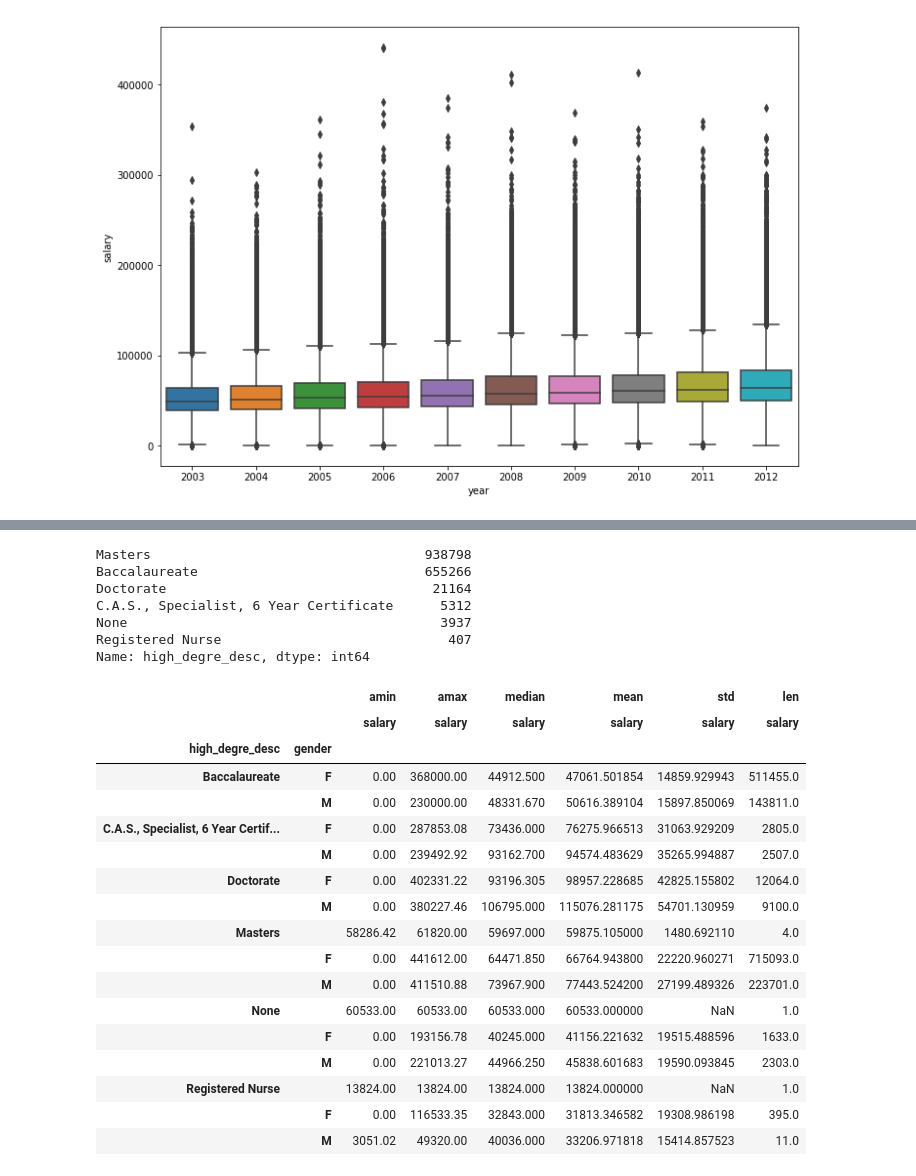
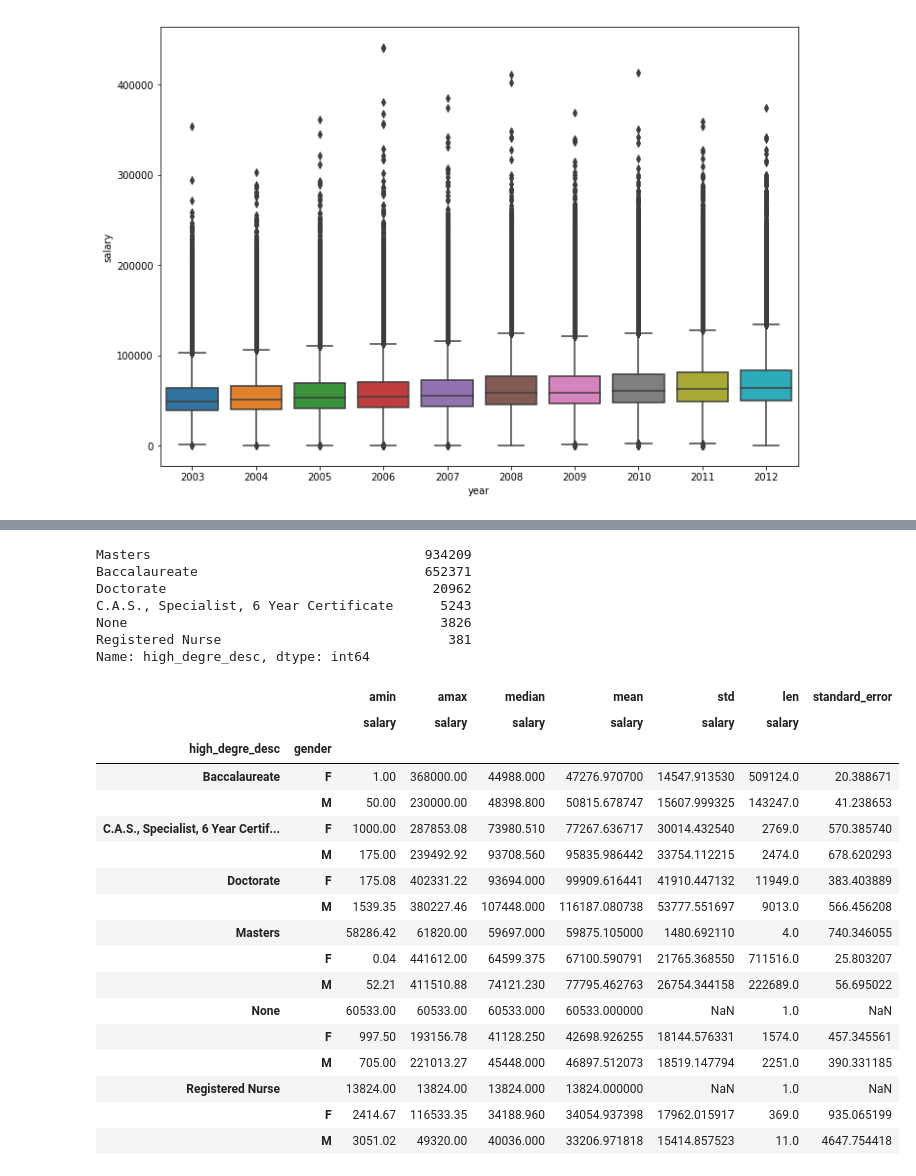
Before and after one commit to obxkid413/DSC-672_Project, a Jupyter notebook: DSC_672_Notebook_Jon.ipynb, the cells around one changed output, grey strips where cells are left out. Saved outputs shown, nothing was run; the diff lists cells and outputs as text; code cells hidden in the pictures.

```diff
--- a/DSC_672_Notebook_Jon.ipynb
+++ b/DSC_672_Notebook_Jon.ipynb
@@ -95,3 +95,7 @@ min      0.000000e+00
 75%      7.417092e+04
 max      4.416120e+05
 Name: salary, dtype: float64
+# %%
+#Remove cases where salary is listed as $0.
+master_df=master_df[master_df['salary']>0]
+master_df['salary'].describe()
@@ -168,3 +167,17 @@ sns.boxplot(x="year", y="salary", data=master_df)
 # %% [output]
 <matplotlib.axes._subplots.AxesSubplot at 0x...>
 [figure]
+# %%
+#Install the CPI package to get current dollar values of salaries for comparisons over time.
+#!pip install cpi
+#import cpi
+
+#cpi.update()
+
+#cpi.inflate(100, 1950)
+
+master_df.year=master_df.year.astype(int)
+
+master_df['salary_adjusted'] = master_df.apply(lambda x: cpi.inflate(x.salary, x.year, to=2018), axis=1)
+
+master_df.head()
@@ -315,36 +390,37 @@ sns.heatmap(corr, mask=mask, cmap=cmap, vmax=.9, center=0,
 # %%
 master_df.high_degre_desc.value_counts()
 # %% [output]
-Masters                                   938798
-Baccalaureate                             655266
-Doctorate                                  21164
-C.A.S., Specialist, 6 Year Certificate      5312
-None                                        3937
-Registered Nurse                             407
+Masters                                   934209
+Baccalaureate                             652371
+Doctorate                                  20962
+C.A.S., Specialist, 6 Year Certificate      5243
+None                                        3826
+Registered Nurse                             381
 Name: high_degre_desc, dtype: int64
 # %%
 #Show one last table.  Interested in gender, education, and salary.
 gender_ed=pd.pivot_table(data=master_df, index=['high_degre_desc', 'gender'], values='salary', aggfunc=[np.min, np.max, np.median, np.mean, np.std, len])
+gender_ed['standard_error']=gender_ed['std']/np.sqrt(gender_ed['len'])
 gender_ed
 # %% [output]
-|  |  | amin | amax | median | mean | std | len |
-|  |  | salary | salary | salary | salary | salary | salary |
-| high_degre_desc | gender |  |  |  |  |  |  |
-| Baccalaureate | F | 0.00 | 368000.00 | 44912.500 | 47061.501854 | 14859.929943 | 511455.0 |
-|  | M | 0.00 | 230000.00 | 48331.670 | 50616.389104 | 15897.850069 | 143811.0 |
-| C.A.S., Specialist, 6 Year Certif... | F | 0.00 | 287853.08 | 73436.000 | 76275.966513 | 31063.929209 | 2805.0 |
-|  | M | 0.00 | 239492.92 | 93162.700 | 94574.483629 | 35265.994887 | 2507.0 |
-| Doctorate | F | 0.00 | 402331.22 | 93196.305 | 98957.228685 | 42825.155802 | 12064.0 |
-|  | M | 0.00 | 380227.46 | 106795.000 | 115076.281175 | 54701.130959 | 9100.0 |
-| Masters |  | 58286.42 | 61820.00 | 59697.000 | 59875.105000 | 1480.692110 | 4.0 |
-|  | F | 0.00 | 441612.00 | 64471.850 | 66764.943800 | 22220.960271 | 715093.0 |
-|  | M | 0.00 | 411510.88 | 73967.900 | 77443.524200 | 27199.489326 | 223701.0 |
-| None |  | 60533.00 | 60533.00 | 60533.000 | 60533.000000 | NaN | 1.0 |
-|  | F | 0.00 | 193156.78 | 40245.000 | 41156.221632 | 19515.488596 | 1633.0 |
-|  | M | 0.00 | 221013.27 | 44966.250 | 45838.601683 | 19590.093845 | 2303.0 |
-| Registered Nurse |  | 13824.00 | 13824.00 | 13824.000 | 13824.000000 | NaN | 1.0 |
-|  | F | 0.00 | 116533.35 | 32843.000 | 31813.346582 | 19308.986198 | 395.0 |
-|  | M | 3051.02 | 49320.00 | 40036.000 | 33206.971818 | 15414.857523 | 11.0 |
+|  |  | amin | amax | median | mean | std | len | standard_error |
+|  |  | salary | salary | salary | salary | salary | salary |  |
+| high_degre_desc | gender |  |  |  |  |  |  |  |
+| Baccalaureate | F | 1.00 | 368000.00 | 44988.000 | 47276.970700 | 14547.913530 | 509124.0 | 20.388671 |
+|  | M | 50.00 | 230000.00 | 48398.800 | 50815.678747 | 15607.999325 | 143247.0 | 41.238653 |
+| C.A.S., Specialist, 6 Year Certif... | F | 1000.00 | 287853.08 | 73980.510 | 77267.636717 | 30014.432540 | 2769.0 | 570.385740 |
+|  | M | 175.00 | 239492.92 | 93708.560 | 95835.986442 | 33754.112215 | 2474.0 | 678.620293 |
+| Doctorate | F | 175.08 | 402331.22 | 93694.000 | 99909.616441 | 41910.447132 | 11949.0 | 383.403889 |
+|  | M | 1539.35 | 380227.46 | 107448.000 | 116187.080738 | 53777.551697 | 9013.0 | 566.456208 |
+| Masters |  | 58286.42 | 61820.00 | 59697.000 | 59875.105000 | 1480.692110 | 4.0 | 740.346055 |
+|  | F | 0.04 | 441612.00 | 64599.375 | 67100.590791 | 21765.368550 | 711516.0 | 25.803207 |
+|  | M | 52.21 | 411510.88 | 74121.230 | 77795.462763 | 26754.344158 | 222689.0 | 56.695022 |
+| None |  | 60533.00 | 60533.00 | 60533.000 | 60533.000000 | NaN | 1.0 | NaN |
+|  | F | 997.50 | 193156.78 | 41128.250 | 42698.926255 | 18144.576331 | 1574.0 | 457.345561 |
+|  | M | 705.00 | 221013.27 | 45448.000 | 46897.512073 | 18519.147794 | 2251.0 | 390.331185 |
+| Registered Nurse |  | 13824.00 | 13824.00 | 13824.000 | 13824.000000 | NaN | 1.0 | NaN |
+|  | F | 2414.67 | 116533.35 | 34188.960 | 34054.937398 | 17962.015917 | 369.0 | 935.065199 |
+|  | M | 3051.02 | 49320.00 | 40036.000 | 33206.971818 | 15414.857523 | 11.0 | 4647.754418 |
 # %%
 bins = [0, 5, 10, 20, 40, 60]
 labels = ["0-5 years","6-10 years","11-20 years", "21-40 years", "40-60 years"]
```
Also changed, not shown: parts of 34 cells of this notebook.
